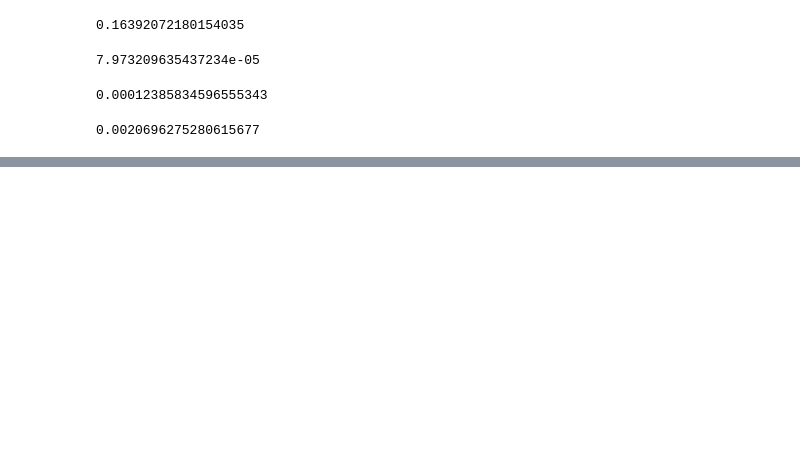
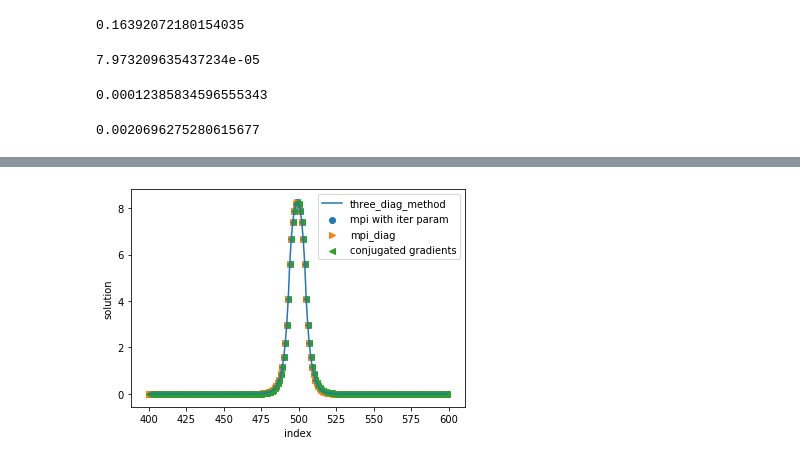
Before and after one commit to YanLogovskiy/MIPT_study, a Jupyter notebook: computational_math/lab_2/mpi.ipynb, the cells around one changed output, grey strips where cells are left out. Drawn from its saved outputs; the diff is of its cells as text; code cells hidden in the pictures; blank space fills up the shorter version.

```diff
--- a/computational_math/lab_2/mpi.ipynb
+++ b/computational_math/lab_2/mpi.ipynb
@@ -138,0 +155,12 @@ print(error)
+# %%
+plt.scatter(range(400, 600), x_mpi[400:600], label='mpi with iter param')
+plt.scatter(range(400, 600), x_mpi_diag[400:600], label='mpi_diag', marker='>')
+plt.scatter(range(400, 600), x_cg[400:600], label='conjugated gradients', marker='<')
+plt.plot(range(400, 600), x_check[400:600], label='three_diag_method')
+
+plt.xlabel('index')
+plt.ylabel('solution')
+plt.legend(loc='upper right')
+plt.show()
+# %% [output]
+[figure, added]
```
Also changed, not shown: parts of 6 cells of this notebook.
